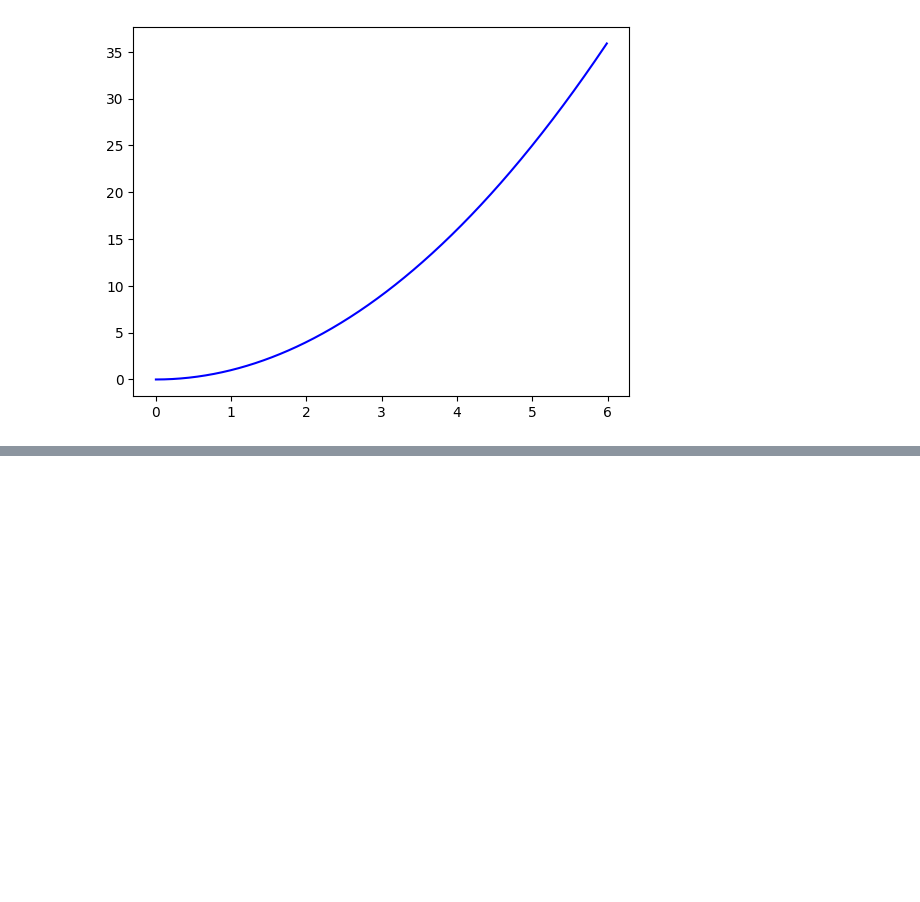
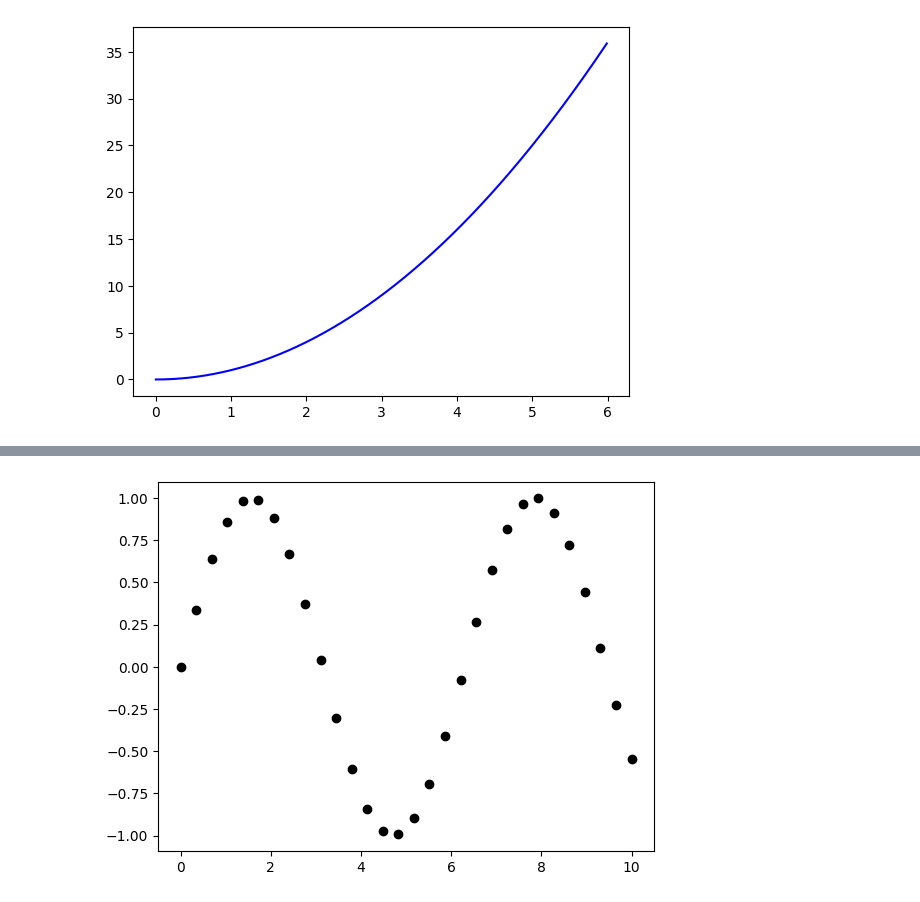
Before and after one commit to flyinacres/kaggle, a Jupyter notebook: matplotlib1.ipynb, the cells around one changed output, grey strips where cells are left out. Cells and saved outputs as stored; diff of their text form; code cells hidden in the pictures; blank space fills up the shorter version.

```diff
--- a/matplotlib1.ipynb
+++ b/matplotlib1.ipynb
@@ -173,0 +232,8 @@ plt.show()
+# %%
+x7 = np.linspace(0, 10, 30)
+
+y7 = np.sin(x7)
+
+plt.plot(x7, y7, 'o', color = 'black');
+# %% [output]
+[figure, added]
```
Also changed, not shown: parts of 5 cells of this notebook.
